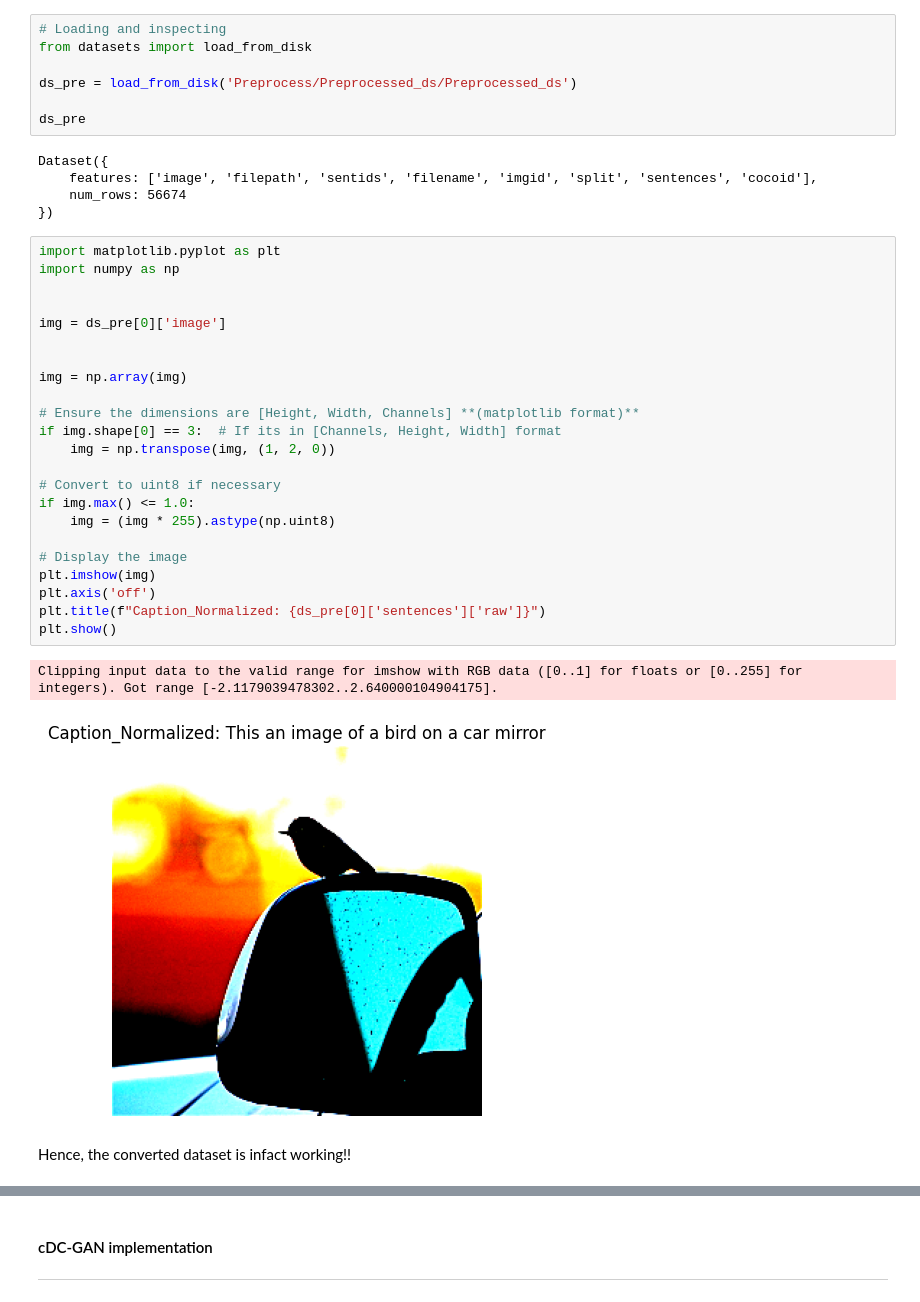
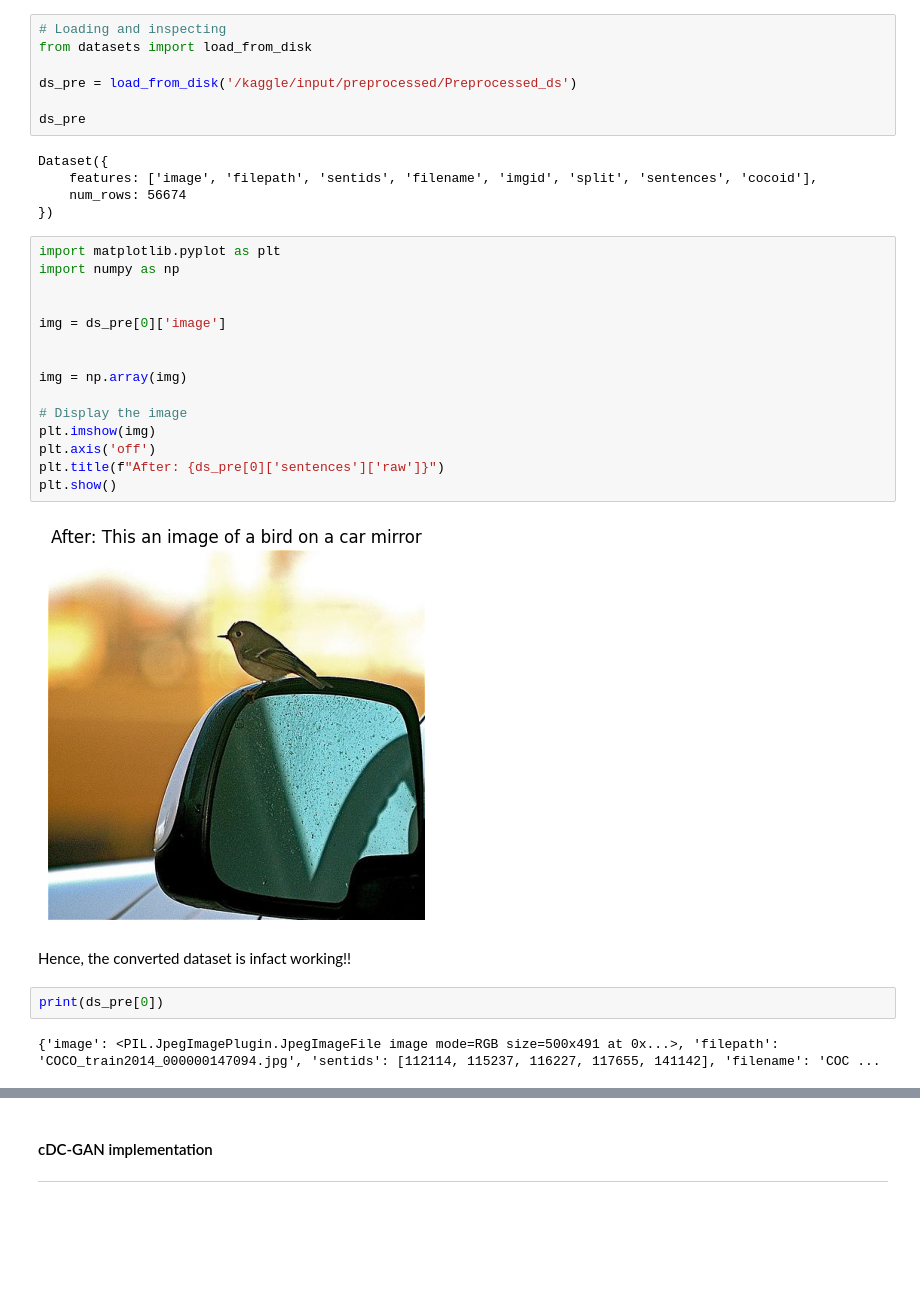
Before and after one commit to Firojpaudel/DALL-E_type_model_build, a Jupyter notebook: Build.ipynb, the cells around one changed output, grey strips where cells are left out. Drawn from its saved outputs; the diff is of its cells as text; blank space fills up the shorter version.

Commit message:
Changing the preprocessing function as a whole

```diff
--- a/Build.ipynb
+++ b/Build.ipynb
@@ -159,7 +159,7 @@ I've implemented this part locally in a separate notebook file. Link to the note
 # Loading and inspecting
 from datasets import load_from_disk
 
-ds_pre = load_from_disk('Preprocess/Preprocessed_ds/Preprocessed_ds')
+ds_pre = load_from_disk('/kaggle/input/preprocessed/Preprocessed_ds')
 
 ds_pre
 # %% [output]
@@ -170,31 +170,26 @@ Dataset({
 # %%
 import matplotlib.pyplot as plt
 import numpy as np
 
 
 img = ds_pre[0]['image']
 
 
 img = np.array(img)
 
-# Ensure the dimensions are [Height, Width, Channels] **(matplotlib format)**
-if img.shape[0] == 3:  # If its in [Channels, Height, Width] format
-    img = np.transpose(img, (1, 2, 0))
-
-# Convert to uint8 if necessary
-if img.max() <= 1.0:
-    img = (img * 255).astype(np.uint8)
-
 # Display the image
 plt.imshow(img)
 plt.axis('off')
-plt.title(f"Caption_Normalized: {ds_pre[0]['sentences']['raw']}")
+plt.title(f"After: {ds_pre[0]['sentences']['raw']}")
 plt.show()
 # %% [output]
-Clipping input data to the valid range for imshow with RGB data ([0..1] for floats or [0..255] for integers). Got range [-2.1179039478302..2.640000104904175].
-[figure, old version]
+[figure, new version]
 # %% [markdown]
 Hence, the converted dataset is infact working!!
+# %%
+print(ds_pre[0])
+# %% [output]
+{'image': <PIL.JpegImagePlugin.JpegImageFile image mode=RGB size=500x491 at 0x...>, 'filepath': 'COCO_train2014_000000147094.jpg', 'sentids': [112114, 115237, 116227, 117655, 141142], 'filename': 'COC ...
 # %%
 import torch
 from torch.utils.data import Dataset, DataLoader
```
Also changed, not shown: parts of 5 cells of this notebook.
